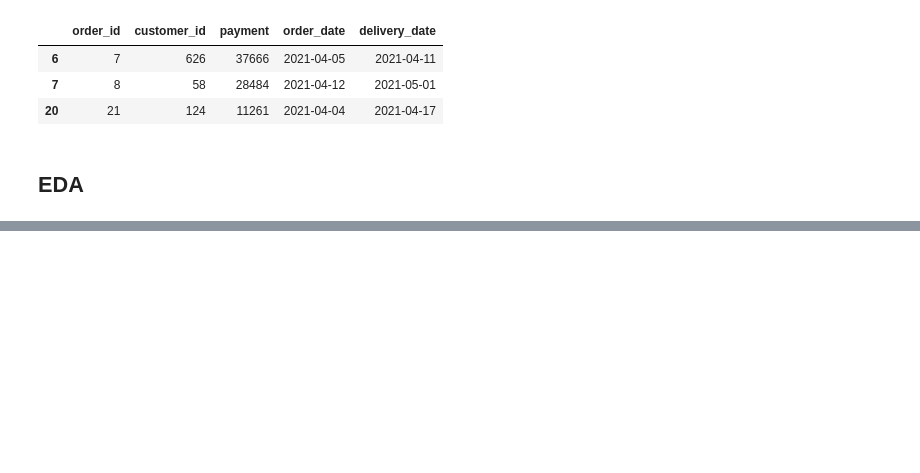
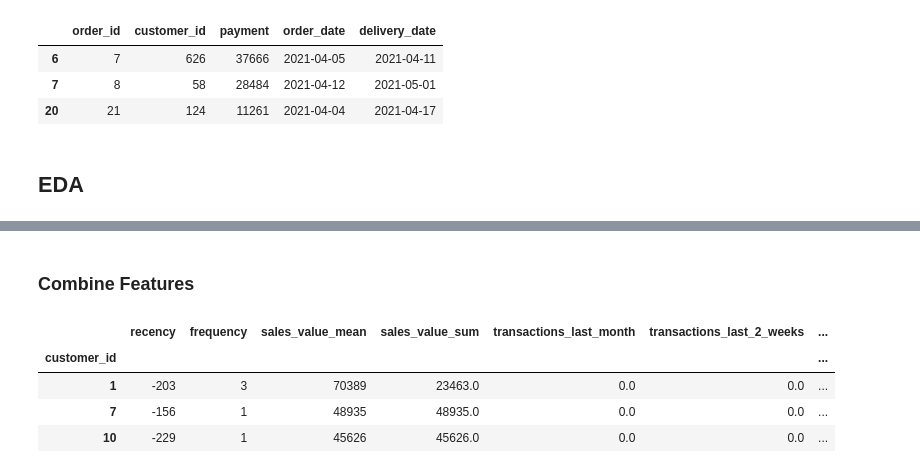
Before and after one commit to zachfreitas/Customer-Lifetime-Value-Techniques, a Jupyter notebook: 03_machine_learning_clv.ipynb, the cells around one changed output, grey strips where cells are left out. Drawn from its saved outputs; the diff is of its cells as text; code cells hidden in the pictures; blank space fills up the shorter version.

```diff
--- a/03_machine_learning_clv.ipynb
+++ b/03_machine_learning_clv.ipynb
@@ -150,0 +297,16 @@ df1.head(3)
+# %%
+# Make Spend in the last 2 weeks
+lookback_days = 14
+cutoff_lookback_days = cutoff - pd.to_timedelta(lookback_days, unit = "d")
+
+spend_last_2_weeks_df = (temporal_in_df[['customer_id',
+                                         'order_date',
+                                         'payment']]
+                              .drop_duplicates()
+                              .query('order_date >= @cutoff_lookback_days')
+                              .groupby('customer_id')
+                              .sum()
+                              .set_axis({'spend_last_2_weeks'}, axis=1)
+                              )
+
+spend_last_2_weeks_df.head(3)
@@ -150,0 +319,25 @@ df1.head(3)
+# %% [markdown]
+### Combine Features
+# %%
+# Combine Features
+features_df = (pd.concat(
+    [recency_features_df,
+     frequency_features_df,
+     monetary_features_df,
+     transactions_last_month_df,
+     transactions_last_2_weeks_df,
+     spend_last_2_weeks_df], axis=1)
+               .merge(targets_df,
+                      left_index=True,
+                      right_index=True,
+                      how="left")
+               .fillna(0)
+)
+
+features_df.head(3)
+# %% [output]
+|  | recency | frequency | sales_value_mean | sales_value_sum | transactions_last_month | transactions_last_2_weeks | ... |
+| customer_id |  |  |  |  |  |  | ... |
+| 1 | -203 | 3 | 70389 | 23463.0 | 0.0 | 0.0 | ... |
+| 7 | -156 | 1 | 48935 | 48935.0 | 0.0 | 0.0 | ... |
+| 10 | -229 | 1 | 45626 | 45626.0 | 0.0 | 0.0 | ... |
```
Also changed, not shown: parts of 22 cells of this notebook.
